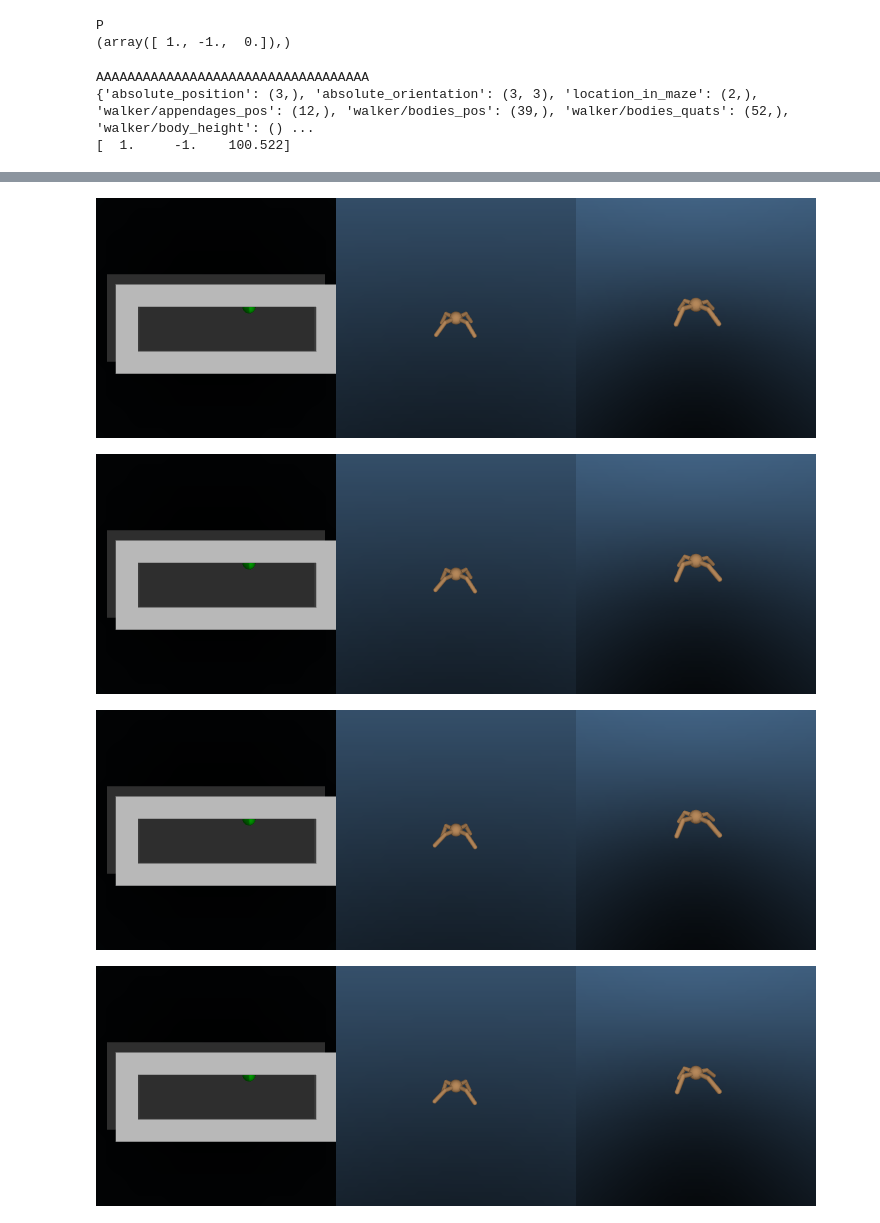
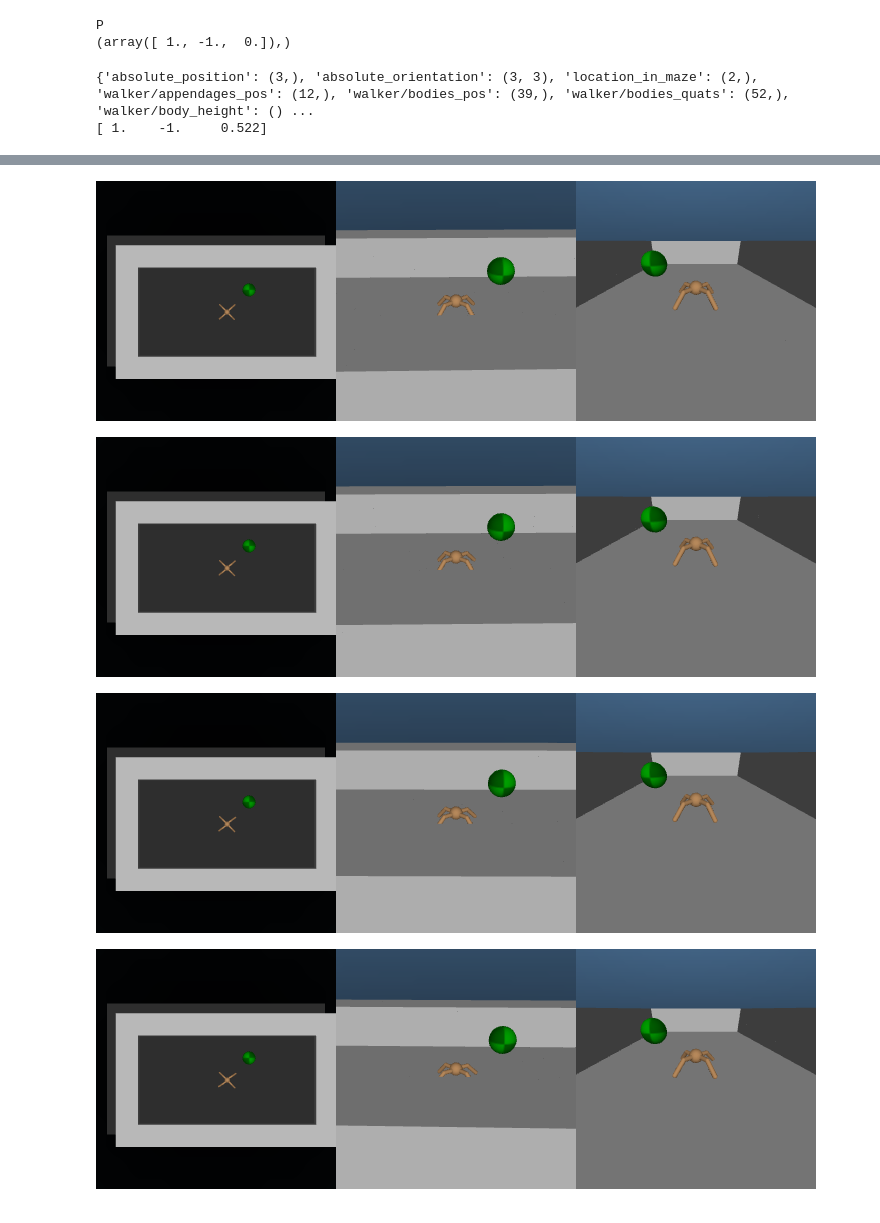
Before and after one commit to Demosthen/ActiveRL, a Jupyter notebook: dm_control_experiments.ipynb, the cells around one changed output, grey strips where cells are left out. Saved outputs shown, nothing was run; the diff lists cells and outputs as text; code cells hidden in the pictures.

Commit message:
collapsed observations in dm_maze observation dictionary and added rendering logging

```diff
--- a/dm_control_experiments.ipynb
+++ b/dm_control_experiments.ipynb
@@ -125,7 +125,7 @@ dict_keys(['__name__', '__doc__', '__package__', '__loader__', '__spec__', '__fi
 # %%
 walker = ant.Ant()
 print(labmaze.defaults.SPAWN_TOKEN)
-maze_str = "**********\n*.....G..*\n*....P...*\n**********\n"
+maze_str = "**********\n*........*\n*.....G..*\n*....P...*\n*........*\n**********\n"
 arena = DM_Maze_Arena(maze=labmaze.FixedMazeWithRandomGoals(maze_str))
 print(arena._spawn_positions)
 task = DM_Maze_Task(walker, None, arena, 1, enable_global_task_observables=True)
@@ -134,14 +134,13 @@ P
 (array([ 1., -1.,  0.]),)
 # %%
 config = {
-  "dm_env": DM_Maze_Env,
-  "task": task,
+  "maze_str": maze_str,
   "random_state": np.random.RandomState(42),
   "strip_singleton_obs_buffer_dim": True,
   "time_limit": 10
 }
-env = DMEnvWrapper(config)
-obs = env.reset({"absolute_position": [1, -1.0, 100]})
+env = DM_Maze_Wrapper(config)
+obs = env.reset({"absolute_position": [1, -1.0, 0]})
 print({k: o.shape for k, o in obs.items()})
 print(obs["absolute_position"])
 imgs = []
@@ -152,6 +151,5 @@ for i in range(10):
     pixels.append(env.physics.render(camera_id=camera_id, width=240))
   display(PIL.Image.fromarray(np.hstack(pixels)))
 # %% [output]
-AAAAAAAAAAAAAAAAAAAAAAAAAAAAAAAAAAA
 {'absolute_position': (3,), 'absolute_orientation': (3, 3), 'location_in_maze': (2,), 'walker/appendages_pos': (12,), 'walker/bodies_pos': (39,), 'walker/bodies_quats': (52,), 'walker/body_height': () ...
-[  1.     -1.    100.522]
+[ 1.    -1.     0.522]
@@ -161,4 +159,4 @@ AAAAAAAAAAAAAAAAAAAAAAAAAAAAAAAAAAA
-[figure, old version]
+[figure, new version]
-[figure, old version]
+[figure, new version]
-[figure, old version]
+[figure, new version]
-[figure, old version]
+[figure, new version]
```
Also changed, not shown: parts of 3 cells of this notebook, 7 other files.
